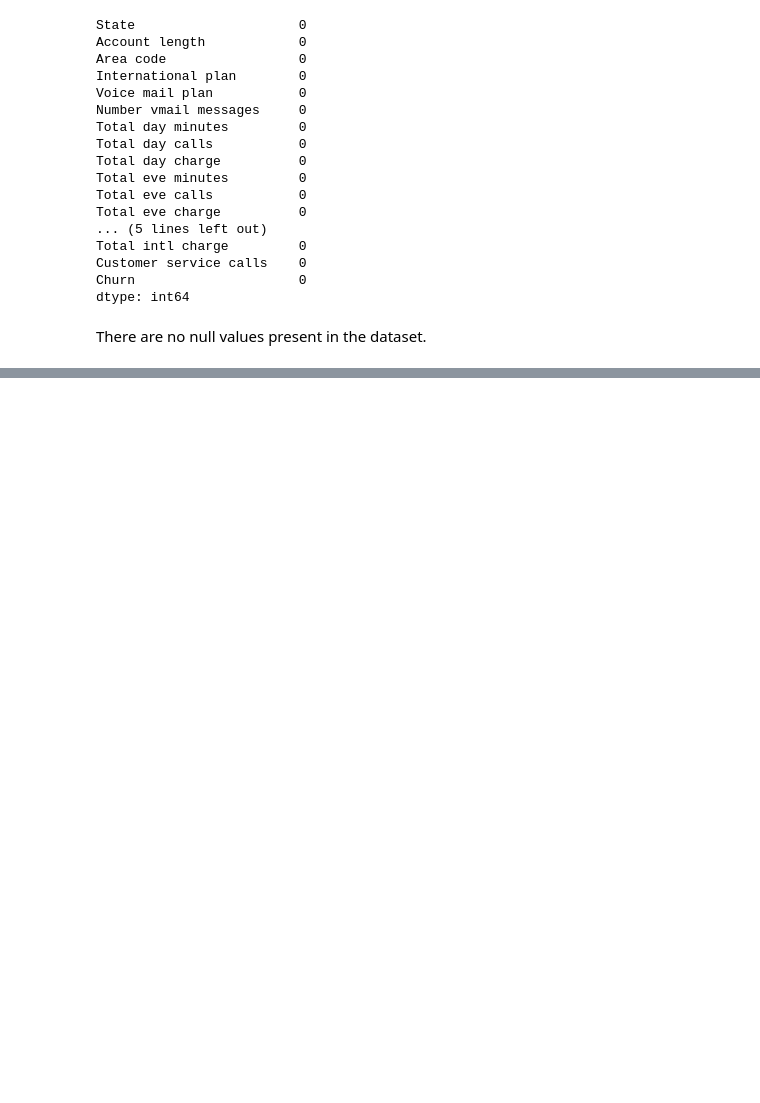
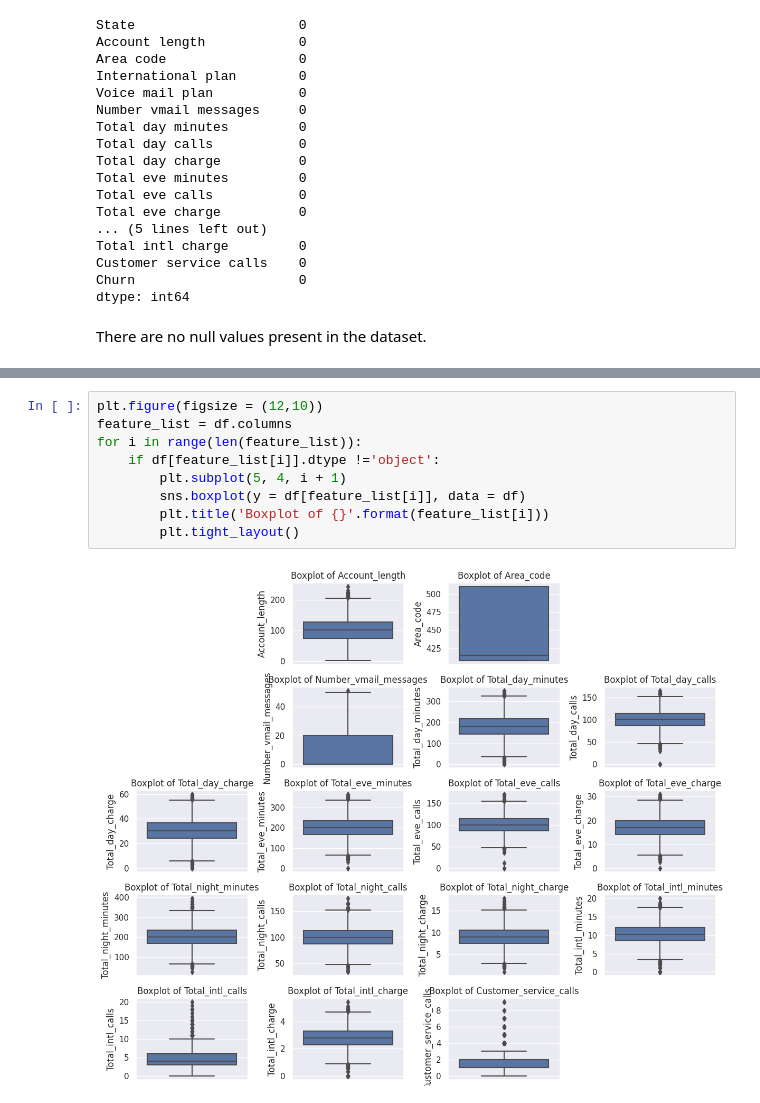
Before and after one commit to Deepikagh97/Telecom-Churn-Analysis, a Jupyter notebook: DN_|_Telecom_Churn_Analysis.ipynb, the cells around one changed output, grey strips where cells are left out. Drawn from its saved outputs; the diff is of its cells as text; blank space fills up the shorter version.

```diff
--- a/DN_|_Telecom_Churn_Analysis.ipynb
+++ b/DN_|_Telecom_Churn_Analysis.ipynb
@@ -147,0 +204,11 @@ There are no null values present in the dataset.
+# %%
+plt.figure(figsize = (12,10))
+feature_list = df.columns
+for i in range(len(feature_list)):
+    if df[feature_list[i]].dtype !='object':
+        plt.subplot(5, 4, i + 1)
+        sns.boxplot(y = df[feature_list[i]], data = df)
+        plt.title('Boxplot of {}'.format(feature_list[i]))
+        plt.tight_layout()
+# %% [output]
+[figure, added]
```
Also changed, not shown: parts of 10 cells of this notebook.
